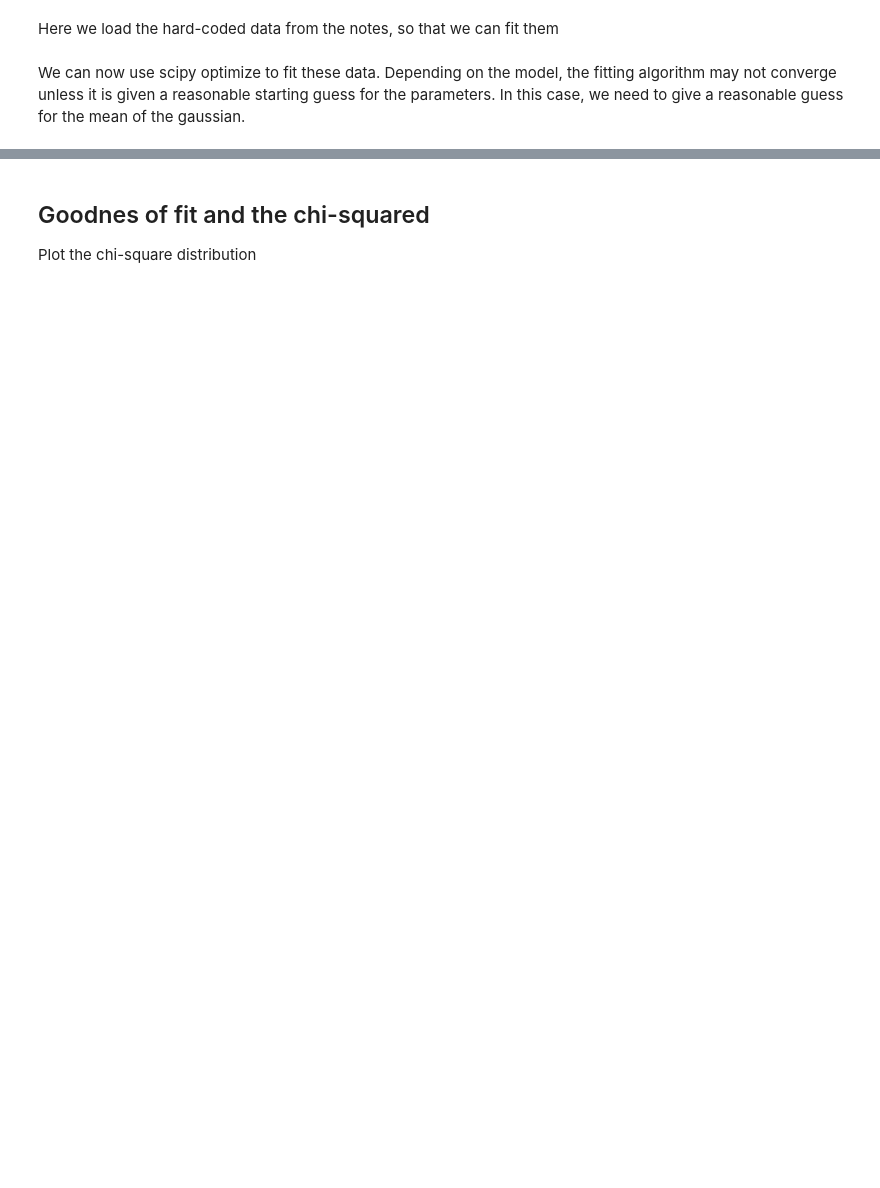
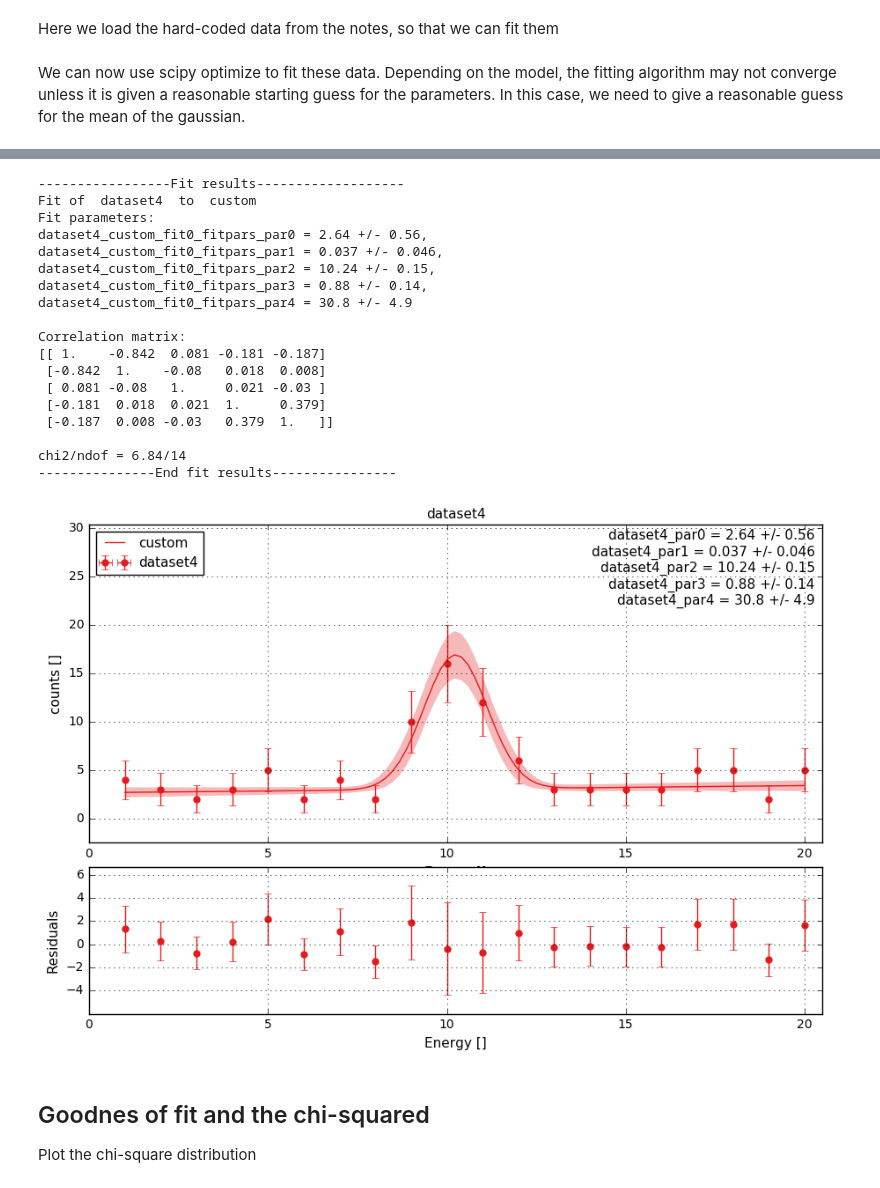
Before and after one commit to OSTP/DataAndErrorAnalysis, a Jupyter notebook: notebooks/Chapter8_Statistics_ModelData.ipynb, the cells around one changed output, grey strips where cells are left out. Cells and saved outputs as stored; diff of their text form; code cells hidden in the pictures; blank space fills up the shorter version.

Commit message:
fixed typos, added QExpy example

```diff
--- a/notebooks/Chapter8_Statistics_ModelData.ipynb
+++ b/notebooks/Chapter8_Statistics_ModelData.ipynb
@@ -336,3 +341,50 @@ print(fit_cov)
+# %%
+import qexpy as q
+#Load the data into a plot
+fig = q.MakePlot(xdata=xdata,ydata=ydata,yerr=ysigma,xname="Energy",yname="counts")
+q.set_sigfigs_error(2)
+q.plot_engine='mpl'
+#Define a model for a gaussian + linear background, with 5 parameters:
+#note the difference, that we have to use np.sqrt()
+def model(x, *pars):
+    offset=pars[0]
+    slope=pars[1]
+    mu=pars[2] #mean
+    sigma=pars[3] #sigma
+    norm=pars[4] #normalization
+    return offset+slope*x+norm*(1.0/np.sqrt(2.*pi*sigma**2)*np.exp(-((x-mu)**2)/2./sigma**2))
+
+#Define a guess for the parameters
+guess_pars=[1,1,12,1,1]
+
+#perform the fit
+fig.fit(model=model,parguess=guess_pars)
+
+#add residuals
+fig.add_residuals()
+
+#show:
+fig.show()
+# %% [output]
+-----------------Fit results-------------------
+Fit of  dataset4  to  custom
+Fit parameters:
+dataset4_custom_fit0_fitpars_par0 = 2.64 +/- 0.56,
+dataset4_custom_fit0_fitpars_par1 = 0.037 +/- 0.046,
+dataset4_custom_fit0_fitpars_par2 = 10.24 +/- 0.15,
+dataset4_custom_fit0_fitpars_par3 = 0.88 +/- 0.14,
+dataset4_custom_fit0_fitpars_par4 = 30.8 +/- 4.9
+
+Correlation matrix:
+[[ 1.    -0.842  0.081 -0.181 -0.187]
+ [-0.842  1.    -0.08   0.018  0.008]
+ [ 0.081 -0.08   1.     0.021 -0.03 ]
+ [-0.181  0.018  0.021  1.     0.379]
+ [-0.187  0.008 -0.03   0.379  1.   ]]
+
+chi2/ndof = 6.84/14
+---------------End fit results----------------
+[figure, added]
 # %% [markdown]
 ## Goodnes of fit and the chi-squared
 Plot the chi-square distribution
```
Also changed, not shown: parts of 10 cells of this notebook, 10 other files.
